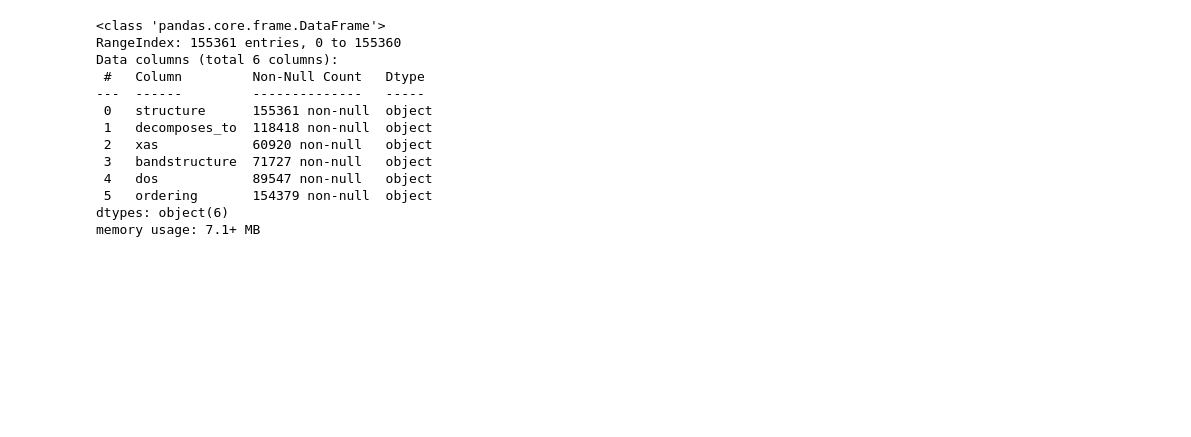
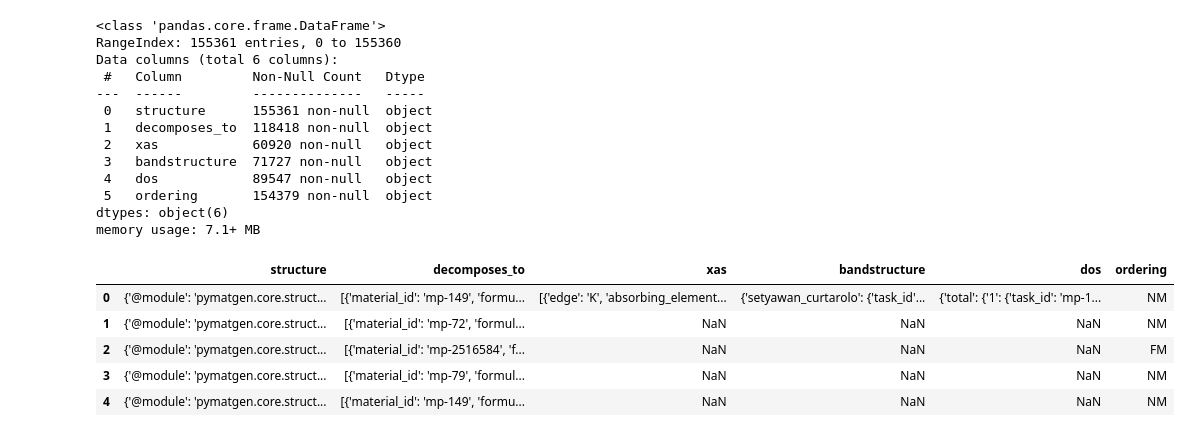
Before and after one commit to C-Wirth/COS-472-Project-Team-Rinder-, a Jupyter notebook: ipynb_files/6_conveting_categorical.ipynb, the cells around one changed output. Cells and saved outputs as stored; diff of their text form; code cells hidden in the pictures; blank space fills up the shorter version.

```diff
--- a/ipynb_files/6_conveting_categorical.ipynb
+++ b/ipynb_files/6_conveting_categorical.ipynb
@@ -167,3 +134,12 @@ memory usage: 7.1+ MB
+# %%
+categorical_df.head()
+# %% [output]
+|  | structure | decomposes_to | xas | bandstructure | dos | ordering |
+| 0 | {'@module': 'pymatgen.core.struct... | [{'material_id': 'mp-149', 'formu... | [{'edge': 'K', 'absorbing_element... | {'setyawan_curtarolo': {'task_id'... | {'total': {'1': {'task_id': 'mp-1... | NM |
+| 1 | {'@module': 'pymatgen.core.struct... | [{'material_id': 'mp-72', 'formul... | NaN | NaN | NaN | NM |
+| 2 | {'@module': 'pymatgen.core.struct... | [{'material_id': 'mp-2516584', 'f... | NaN | NaN | NaN | FM |
+| 3 | {'@module': 'pymatgen.core.struct... | [{'material_id': 'mp-79', 'formul... | NaN | NaN | NaN | NM |
+| 4 | {'@module': 'pymatgen.core.struct... | [{'material_id': 'mp-149', 'formu... | NaN | NaN | NaN | NM |
 # %%
 # numerical_df.to_csv('../dataset/cleaned_numerical_data.csv', index=False)
 # categorical_df.to_csv('../dataset/cleaned_categorical_data.csv', index=False)
```
Also changed, not shown: parts of 10 cells of this notebook, 6 other files.
